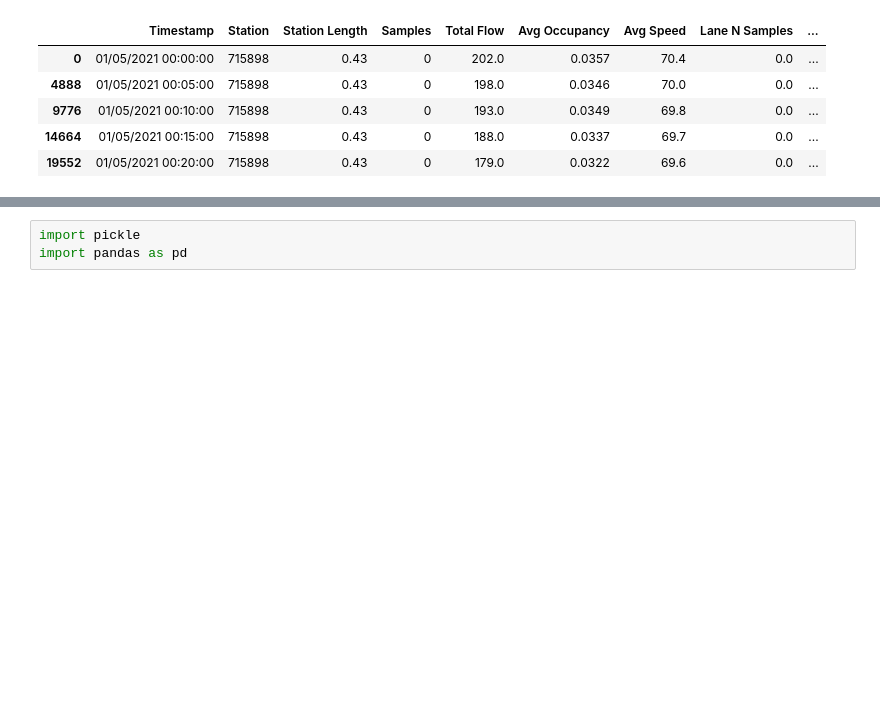
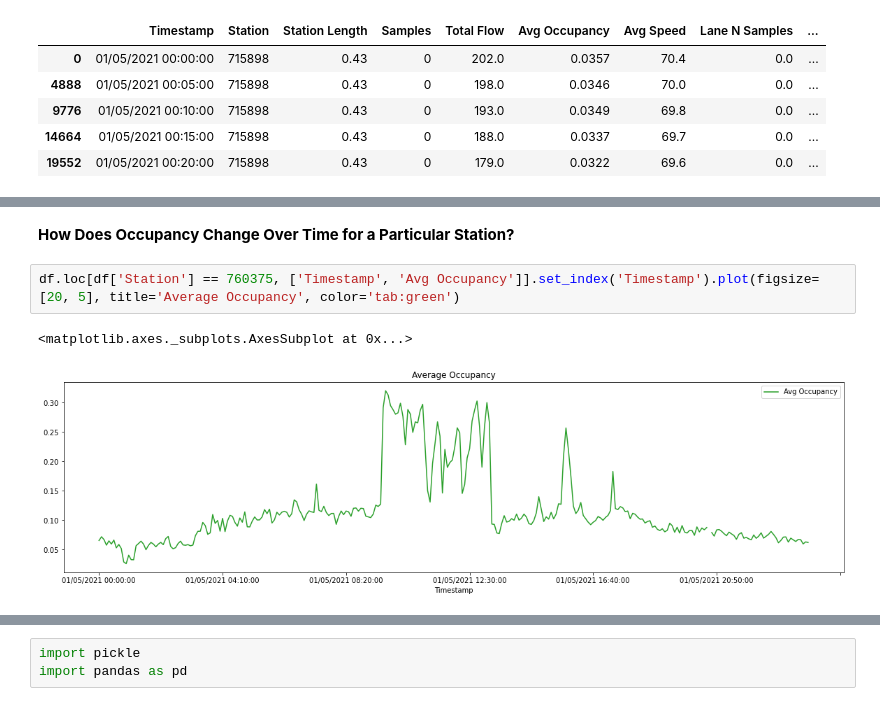
Before and after one commit to amanichopra/traffic-speed-forecasting, a Jupyter notebook: EDA.ipynb, the cells around one changed output, grey strips where cells are left out. Cells and saved outputs as stored; diff of their text form; blank space fills up the shorter version.

```diff
--- a/EDA.ipynb
+++ b/EDA.ipynb
@@ -193,0 +193,7 @@ px.line(df[df['Station'] == station_most_speed_readings], x='Timestamp', y='Avg
+# %% [markdown]
+**How Does Occupancy Change Over Time for a Particular Station?**
+# %%
+df.loc[df['Station'] == 760375, ['Timestamp', 'Avg Occupancy']].set_index('Timestamp').plot(figsize=[20, 5], title='Average Occupancy', color='tab:green')
+# %% [output]
+<matplotlib.axes._subplots.AxesSubplot at 0x...>
+[figure, added]
```
Also changed, not shown: parts of 36 cells of this notebook, 4 other files.
